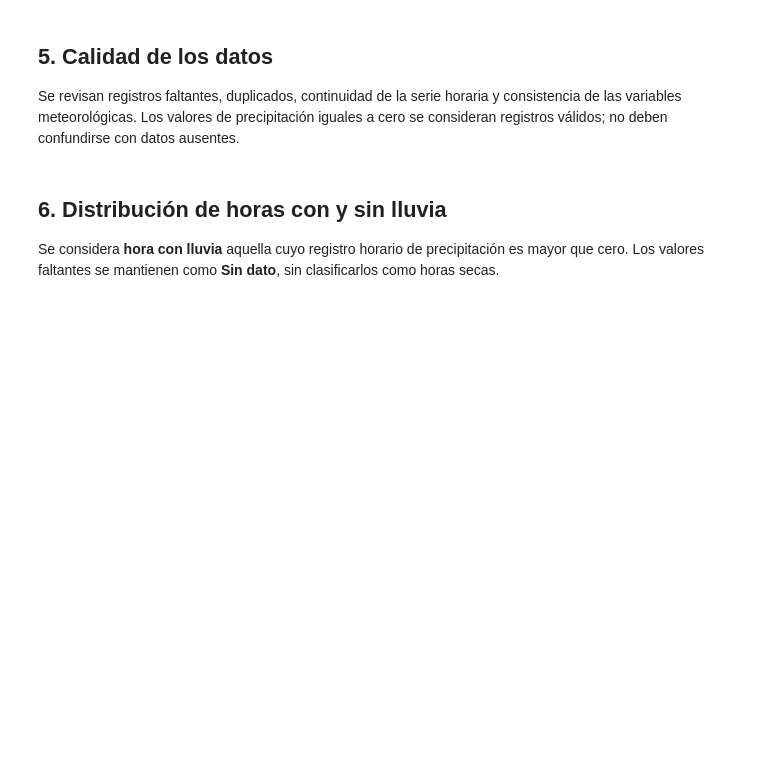
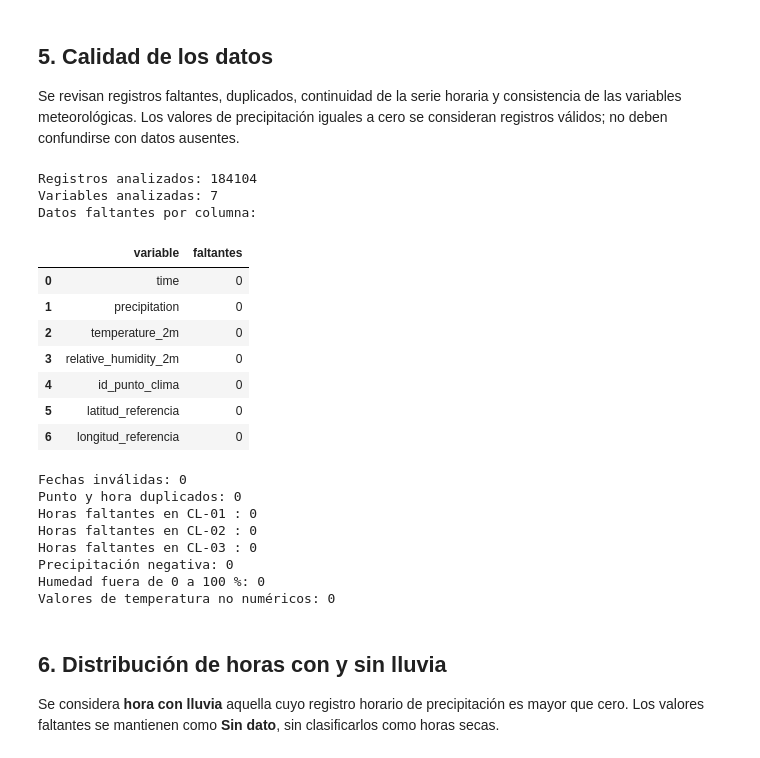
Before and after one commit to kevin25255/Taller-de-Aduisicion, a Jupyter notebook: colab y fuentes/04_API_Meteorologia.ipynb, the cells around one changed output. Cells and saved outputs as stored; diff of their text form; code cells hidden in the pictures; blank space fills up the shorter version.

```diff
--- a/colab y fuentes/04_API_Meteorologia.ipynb
+++ b/colab y fuentes/04_API_Meteorologia.ipynb
@@ -136,27 +176,47 @@ Se revisan registros faltantes, duplicados, continuidad de la serie horaria y co
 # %%
 df = pd.read_csv("meteorologia_las_palmas.csv", sep=";")
 df["time"] = pd.to_datetime(df["time"], errors="coerce")
 
 print("Registros analizados:", len(df))
 print("Variables analizadas:", len(df.columns))
 print("Datos faltantes por columna:")
-display(df.isna().sum().rename("faltantes").reset_index(names="variable"))
+display(df.isna().sum().rename_axis("variable").reset_index(name="faltantes"))
 print("Fechas inválidas:", df["time"].isna().sum())
 print("Punto y hora duplicados:", df.duplicated(["id_punto_clima", "time"]).sum())
 
 for identificador, grupo in df.groupby("id_punto_clima"):
     fechas_validas = grupo["time"].dropna().sort_values()
     if not fechas_validas.empty:
         horas_esperadas = pd.date_range(fechas_validas.min(), fechas_validas.max(), freq="h")
         horas_faltantes = horas_esperadas.difference(pd.DatetimeIndex(fechas_validas))
         print("Horas faltantes en", identificador, ":", len(horas_faltantes))
 
 precipitacion = pd.to_numeric(df["precipitation"], errors="coerce")
 temperatura = pd.to_numeric(df["temperature_2m"], errors="coerce")
 humedad = pd.to_numeric(df["relative_humidity_2m"], errors="coerce")
 print("Precipitación negativa:", (precipitacion < 0).sum())
 print("Humedad fuera de 0 a 100 %:", ((humedad < 0) | (humedad > 100)).sum())
 print("Valores de temperatura no numéricos:", temperatura.isna().sum())
+# %% [output]
+Registros analizados: 184104
+Variables analizadas: 7
+Datos faltantes por columna:
+|  | variable | faltantes |
+| 0 | time | 0 |
+| 1 | precipitation | 0 |
+| 2 | temperature_2m | 0 |
+| 3 | relative_humidity_2m | 0 |
+| 4 | id_punto_clima | 0 |
+| 5 | latitud_referencia | 0 |
+| 6 | longitud_referencia | 0 |
+Fechas inválidas: 0
+Punto y hora duplicados: 0
+Horas faltantes en CL-01 : 0
+Horas faltantes en CL-02 : 0
+Horas faltantes en CL-03 : 0
+Precipitación negativa: 0
+Humedad fuera de 0 a 100 %: 0
+Valores de temperatura no numéricos: 0
 # %% [markdown]
 ## 6. Distribución de horas con y sin lluvia
 
```
Also changed, not shown: parts of 7 cells of this notebook, 4 other files.
